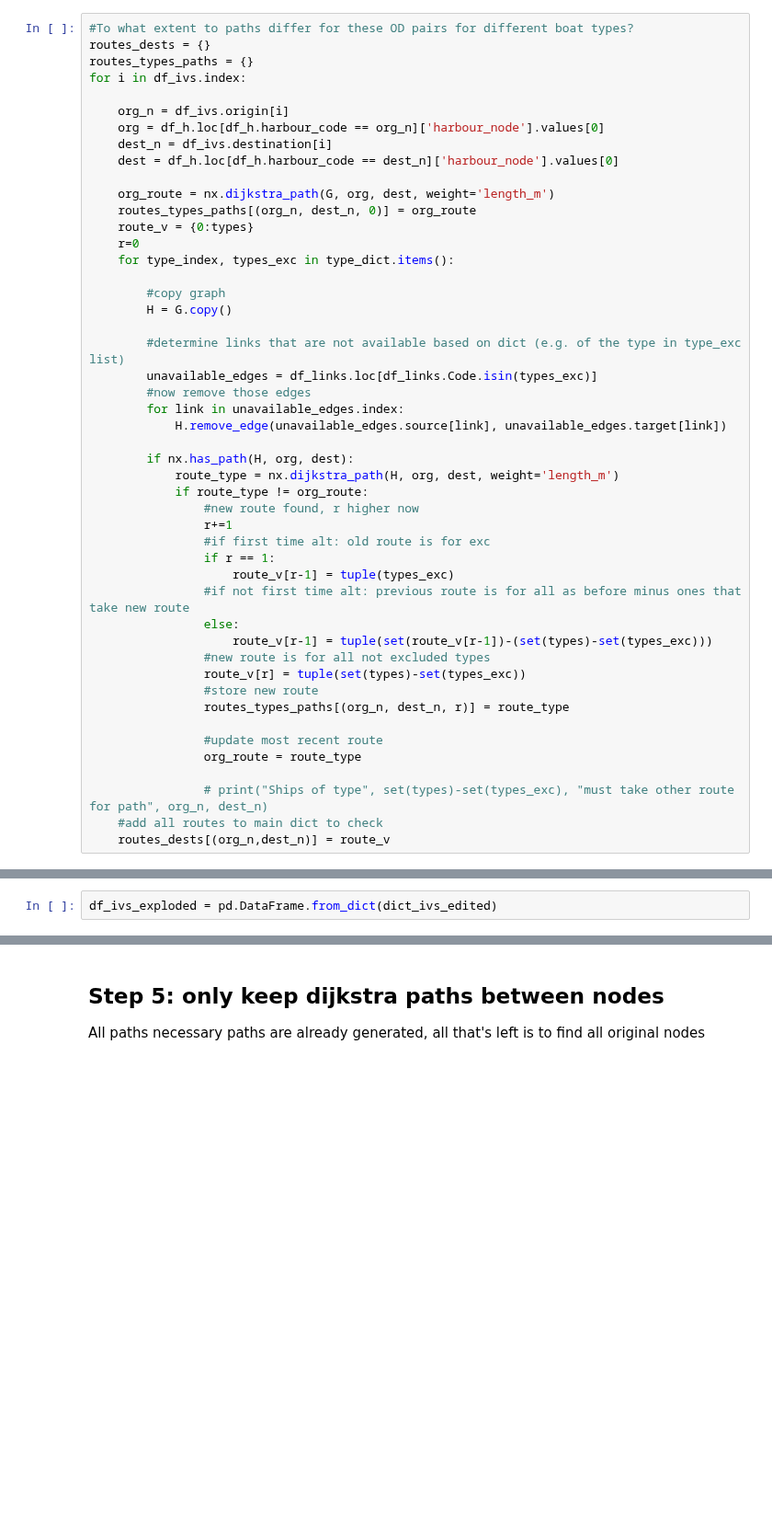
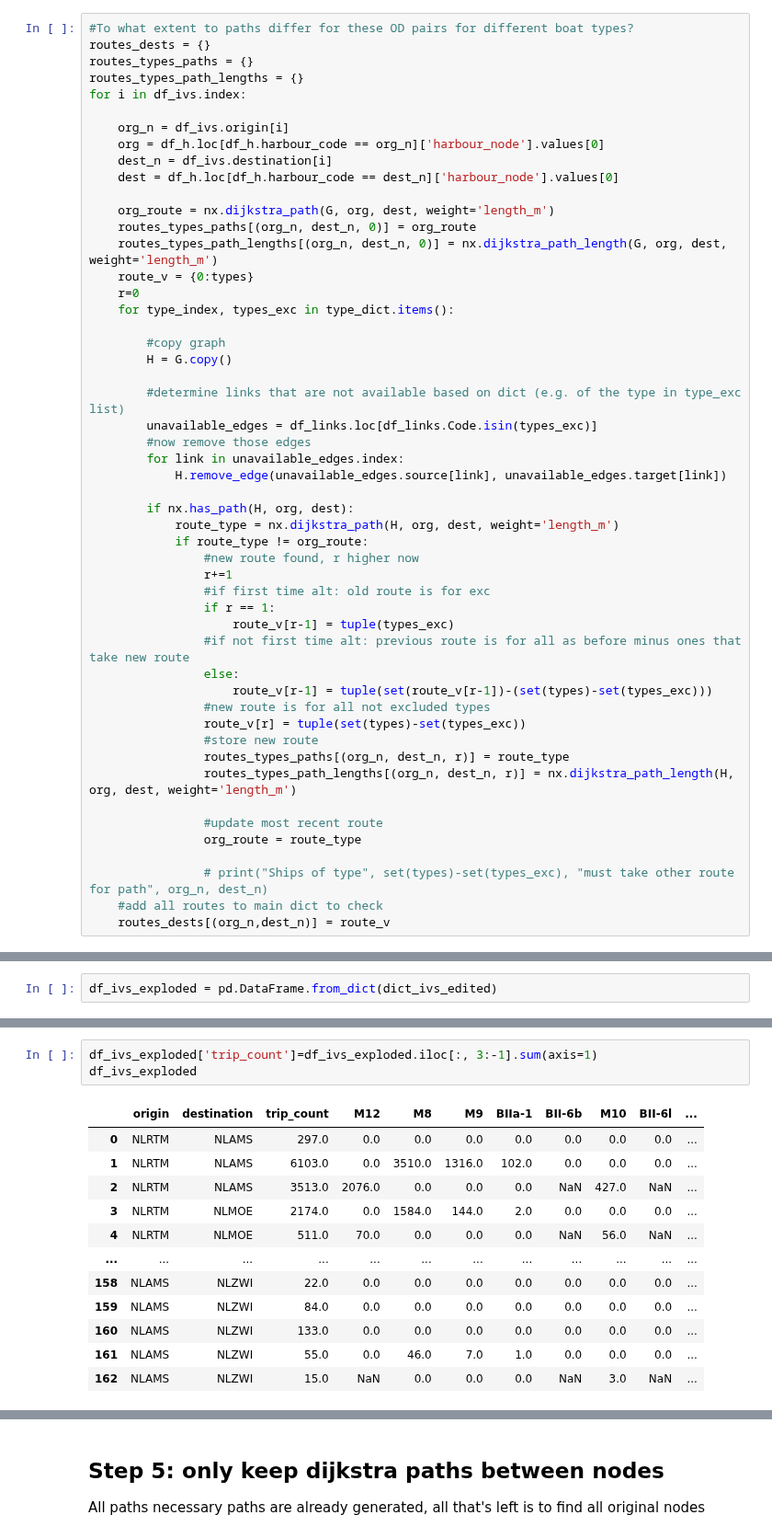
Before and after one commit to fabiandriessen/Thesis, a Jupyter notebook: Revised_network_cleaning.ipynb, the cells around one changed output, grey strips where cells are left out. Shown at 92% size. Saved outputs shown, nothing was run; the diff lists cells and outputs as text; blank space fills up the shorter version.

```diff
--- a/Revised_network_cleaning.ipynb
+++ b/Revised_network_cleaning.ipynb
@@ -419,6 +419,7 @@ df_ivs
 #To what extent to paths differ for these OD pairs for different boat types?
 routes_dests = {}
 routes_types_paths = {}
+routes_types_path_lengths = {}
 for i in df_ivs.index:
 
     org_n = df_ivs.origin[i]
@@ -428,6 +429,7 @@ for i in df_ivs.index:
 
     org_route = nx.dijkstra_path(G, org, dest, weight='length_m')
     routes_types_paths[(org_n, dest_n, 0)] = org_route
+    routes_types_path_lengths[(org_n, dest_n, 0)] = nx.dijkstra_path_length(G, org, dest, weight='length_m')
     route_v = {0:types}
     r=0
     for type_index, types_exc in type_dict.items():
@@ -456,6 +458,7 @@ for i in df_ivs.index:
                 route_v[r] = tuple(set(types)-set(types_exc))
                 #store new route
                 routes_types_paths[(org_n, dest_n, r)] = route_type
+                routes_types_path_lengths[(org_n, dest_n, r)] = nx.dijkstra_path_length(H, org, dest, weight='length_m')
 
                 #update most recent route
                 org_route = route_type
@@ -584,0 +584,16 @@ for i in df_ivs_exploded.index:
+# %%
+df_ivs_exploded['trip_count']=df_ivs_exploded.iloc[:, 3:-1].sum(axis=1)
+df_ivs_exploded
+# %% [output]
+|  | origin | destination | trip_count | M12 | M8 | M9 | BIIa-1 | BII-6b | M10 | BII-6l | ... |
+| 0 | NLRTM | NLAMS | 297.0 | 0.0 | 0.0 | 0.0 | 0.0 | 0.0 | 0.0 | 0.0 | ... |
+| 1 | NLRTM | NLAMS | 6103.0 | 0.0 | 3510.0 | 1316.0 | 102.0 | 0.0 | 0.0 | 0.0 | ... |
+| 2 | NLRTM | NLAMS | 3513.0 | 2076.0 | 0.0 | 0.0 | 0.0 | NaN | 427.0 | NaN | ... |
+| 3 | NLRTM | NLMOE | 2174.0 | 0.0 | 1584.0 | 144.0 | 2.0 | 0.0 | 0.0 | 0.0 | ... |
+| 4 | NLRTM | NLMOE | 511.0 | 70.0 | 0.0 | 0.0 | 0.0 | NaN | 56.0 | NaN | ... |
+| ... | ... | ... | ... | ... | ... | ... | ... | ... | ... | ... | ... |
+| 158 | NLAMS | NLZWI | 22.0 | 0.0 | 0.0 | 0.0 | 0.0 | 0.0 | 0.0 | 0.0 | ... |
+| 159 | NLAMS | NLZWI | 84.0 | 0.0 | 0.0 | 0.0 | 0.0 | 0.0 | 0.0 | 0.0 | ... |
+| 160 | NLAMS | NLZWI | 133.0 | 0.0 | 0.0 | 0.0 | 0.0 | 0.0 | 0.0 | 0.0 | ... |
+| 161 | NLAMS | NLZWI | 55.0 | 0.0 | 46.0 | 7.0 | 1.0 | 0.0 | 0.0 | 0.0 | ... |
+| 162 | NLAMS | NLZWI | 15.0 | NaN | 0.0 | 0.0 | 0.0 | NaN | 3.0 | NaN | ... |
```
Also changed, not shown: parts of 18 cells of this notebook, 11 other files.
